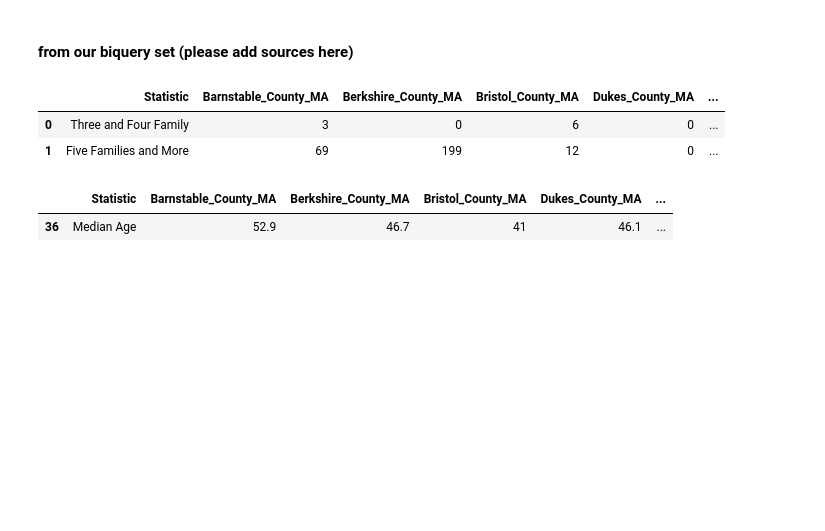
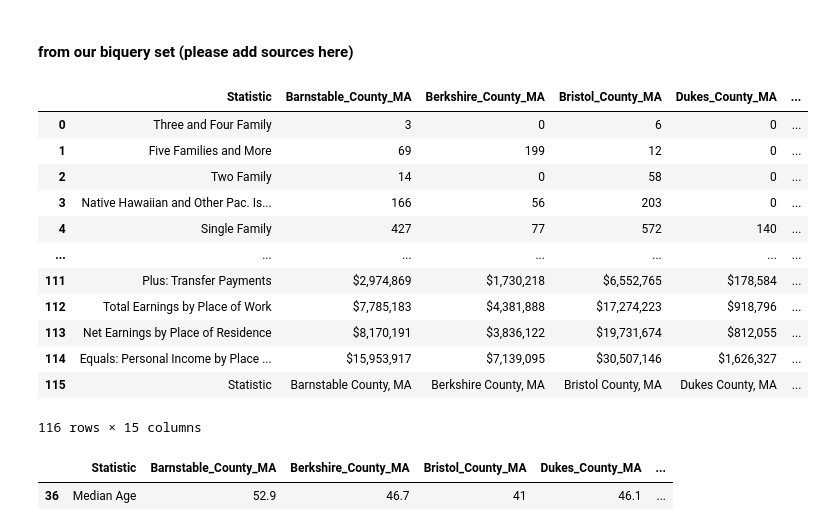
Before and after one commit to Adamantia/covid19-mit-teamd004, a Jupyter notebook: Covid19_Datathon_Team_d004.ipynb, the cells around one changed output. Cells and saved outputs as stored; diff of their text form; code cells hidden in the pictures; blank space fills up the shorter version.

```diff
--- a/Covid19_Datathon_Team_d004.ipynb
+++ b/Covid19_Datathon_Team_d004.ipynb
@@ -158,8 +78,18 @@ df_ma_bq = run_query( ''' SELECT * FROM `mit-covid-19-datathon.Team04trackD.mass
 # %%
 df_ma_bq2 = df_ma_bq.drop(['Category'], axis=1)
 # %%
-df_ma_bq2.head(2)
+df_ma_bq2
 # %% [output]
 |  | Statistic | Barnstable_County_MA | Berkshire_County_MA | Bristol_County_MA | Dukes_County_MA | ... |
 | 0 | Three and Four Family | 3 | 0 | 6 | 0 | ... |
 | 1 | Five Families and More | 69 | 199 | 12 | 0 | ... |
+| 2 | Two Family | 14 | 0 | 58 | 0 | ... |
+| 3 | Native Hawaiian and Other Pac. Is... | 166 | 56 | 203 | 0 | ... |
+| 4 | Single Family | 427 | 77 | 572 | 140 | ... |
+| ... | ... | ... | ... | ... | ... | ... |
+| 111 | Plus: Transfer Payments | $2,974,869 | $1,730,218 | $6,552,765 | $178,584 | ... |
+| 112 | Total Earnings by Place of Work | $7,785,183 | $4,381,888 | $17,274,223 | $918,796 | ... |
+| 113 | Net Earnings by Place of Residence | $8,170,191 | $3,836,122 | $19,731,674 | $812,055 | ... |
+| 114 | Equals: Personal Income by Place ... | $15,953,917 | $7,139,095 | $30,507,146 | $1,626,327 | ... |
+| 115 | Statistic | Barnstable County, MA | Berkshire County, MA | Bristol County, MA | Dukes County, MA | ... |
+116 rows × 15 columns
```
Also changed, not shown: parts of 31 cells of this notebook.
